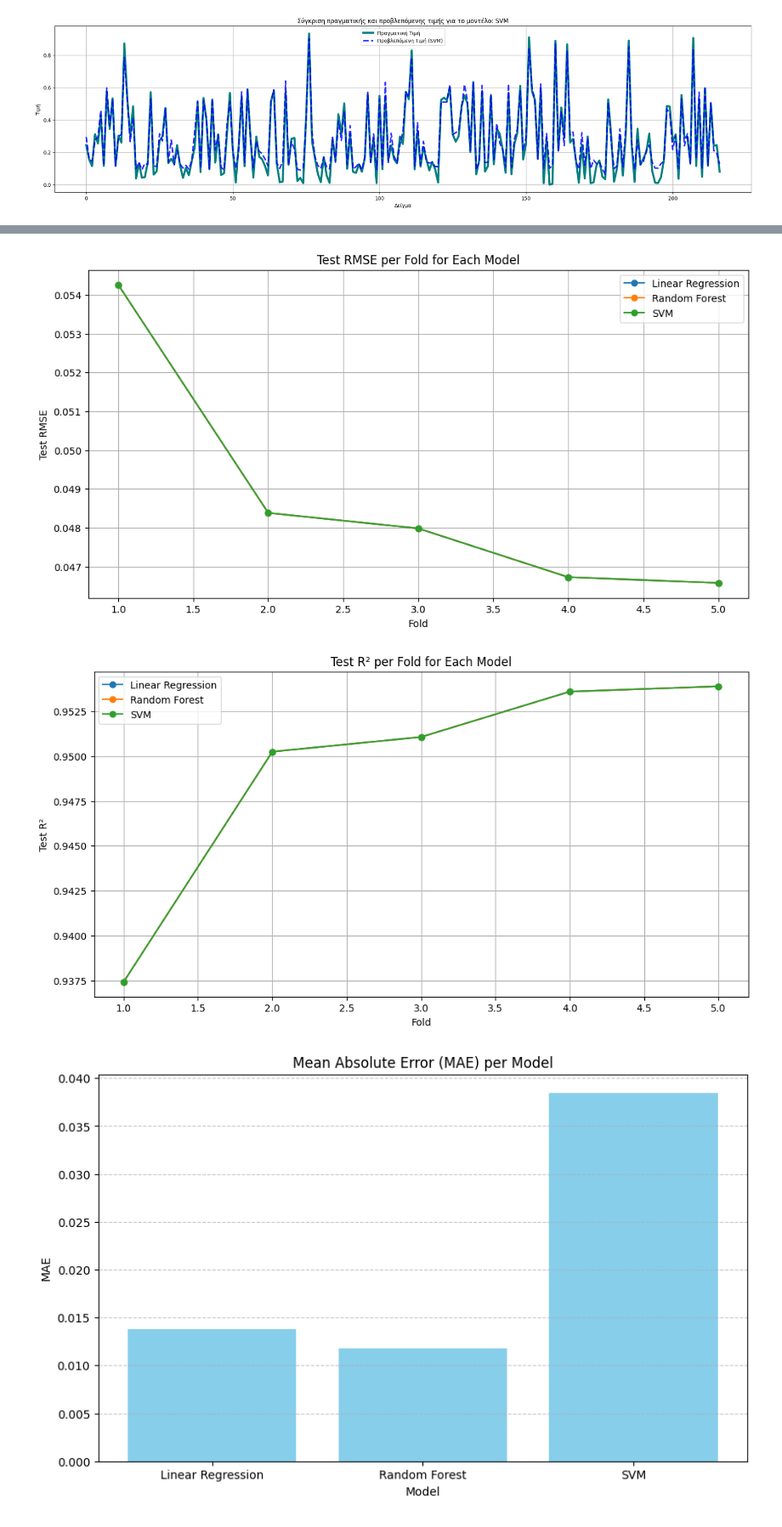
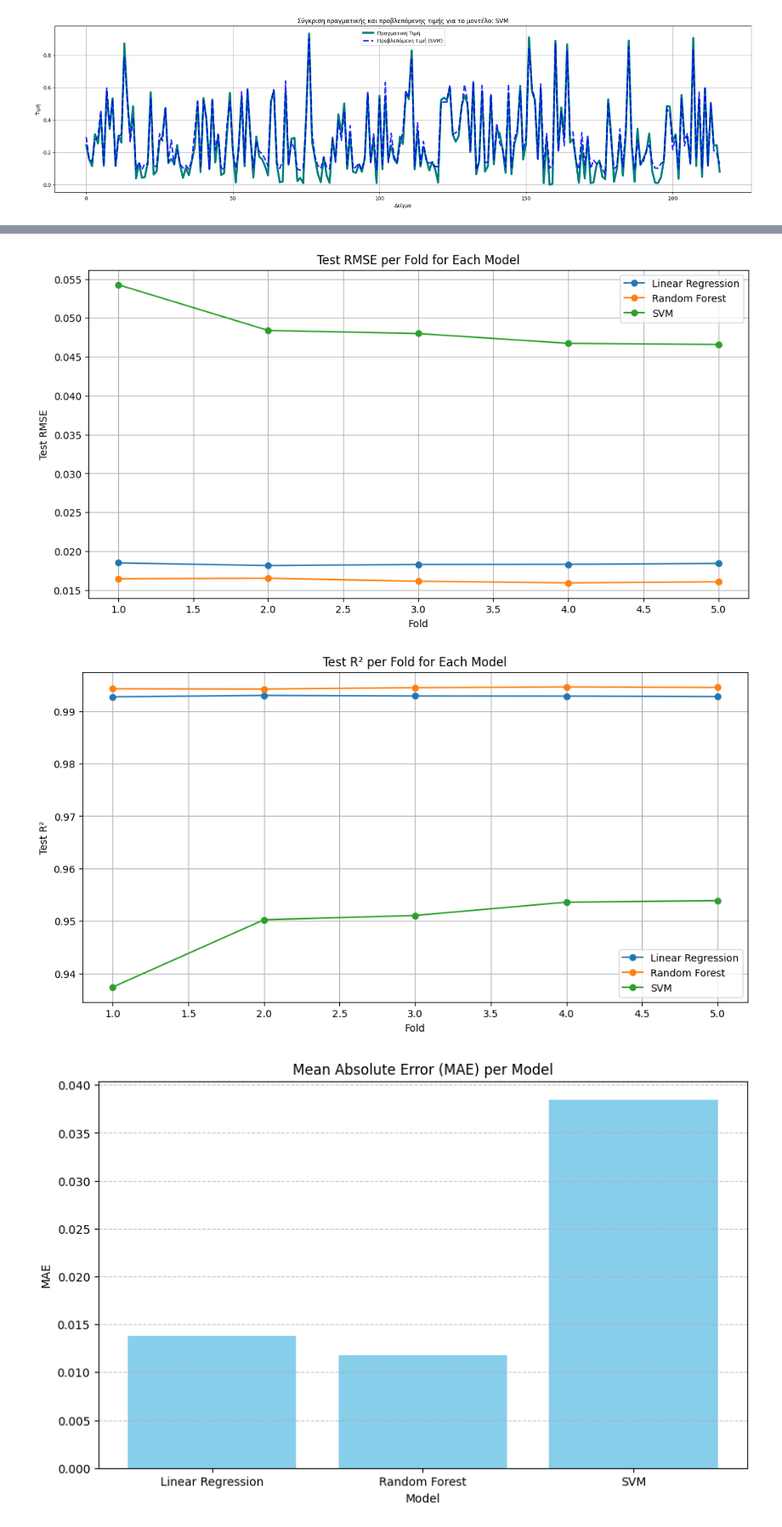
Before and after one commit to chrisaMel/Machine-Learning, a Jupyter notebook: BitCoinApallaktiki.ipynb, the cells around one changed output, grey strips where cells are left out. Shown at 85% size. Drawn from its saved outputs; the diff is of its cells as text; code cells hidden in the pictures.

Commit message:
Made a plot that showcases the effectiveness of each model for the metrics

```diff
--- a/BitCoinApallaktiki.ipynb
+++ b/BitCoinApallaktiki.ipynb
@@ -596,19 +596,17 @@ models = ["Linear Regression", "Random Forest", "SVM"]
 # --- Δημιουργία δομής δεδομένων για αποθήκευση των test μετρικών ---
 test_metrics_per_model = {model: {"Test MAE": [], "Test MSE": [], "Test RMSE": [], "Test R²": []} for model in models}
 
-# Συλλογή των test αποτελεσμάτων από το fold_results για κάθε μοντέλο
+# Συλλογή των test αποτελεσμάτων από το results_df για κάθε μοντέλο και κάθε fold
 for model_name in models:
-    print(model_name)
-    for fold_result in fold_results:  # fold_results: λίστα με τα αποτελέσματα ανά fold για το τρέχον μοντέλο
-        test_metrics_per_model[model_name]["Test MAE"].append(fold_result["Test MAE"])
-        print('\n Test MAE', fold_result["Test MAE"])
-        test_metrics_per_model[model_name]["Test MSE"].append(fold_result["Test MSE"])
-        print('\n Test MSE', fold_result["Test MSE"])
-        test_metrics_per_model[model_name]["Test RMSE"].append(fold_result["Test RMSE"])
-        print('\n Test RMSE', fold_result["Test RMSE"])
-        test_metrics_per_model[model_name]["Test R²"].append(fold_result["Test R²"])
-        print('\n Test R²', fold_result["Test R²"])
+    model_results = results_df[(results_df["Classifier Name"] == model_name) &
+                               (results_df["Training or val or test set"] == "test")]
 
+    for fold in model_results["Fold"].unique():
+        fold_result = model_results[model_results["Fold"] == fold].iloc[0]
+        test_metrics_per_model[model_name]["Test MAE"].append(fold_result["MAE"])
+        test_metrics_per_model[model_name]["Test MSE"].append(fold_result["MSE"])
+        test_metrics_per_model[model_name]["Test RMSE"].append(fold_result["RMSE"])
+        test_metrics_per_model[model_name]["Test R²"].append(fold_result["R² Score"])
 
 # --- Οπτικοποίηση για κάθε μετρική ---
 metrics = ["Test MAE", "Test MSE", "Test RMSE", "Test R²"]
@@ -617,7 +615,9 @@ for metric in metrics:
     plt.figure(figsize=(12, 6))
 
     for model in models:
-        plt.plot(range(1, 6), test_metrics_per_model[model][metric], label=model, marker='o')
+        plt.plot(range(1, len(test_metrics_per_model[model][metric]) + 1),
+                 test_metrics_per_model[model][metric],
+                 label=model, marker='o')
 
     plt.title(f"{metric} per Fold for Each Model")
     plt.xlabel("Fold")
@@ -648,5 +631,5 @@ Linear Regression
-[figure, old version]
+[figure, new version]
-[figure, old version]
+[figure, new version]
 # %%
 import matplotlib.pyplot as plt
 import pandas as pd
```
Also changed, not shown: parts of 1 cell of this notebook.
